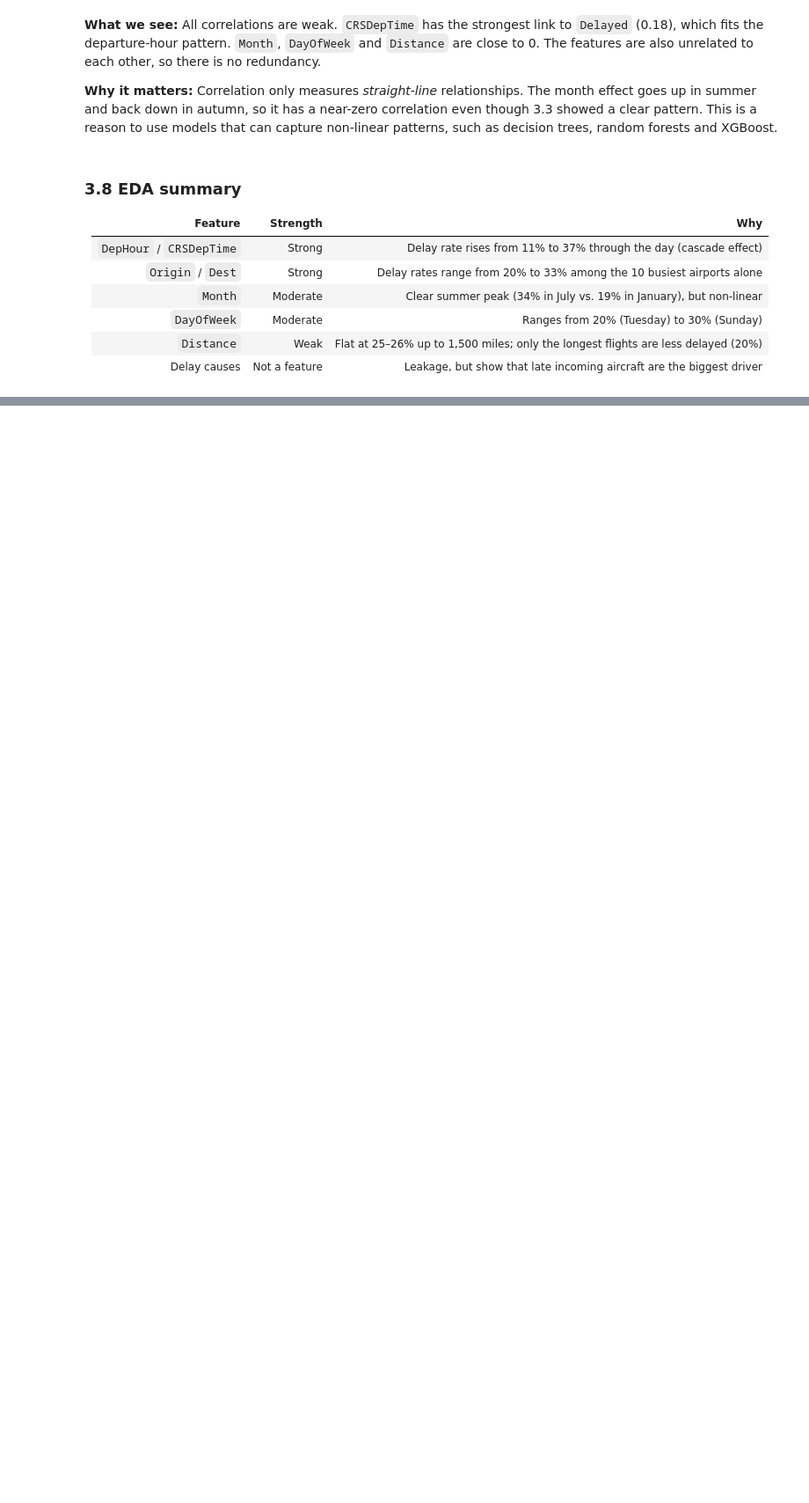
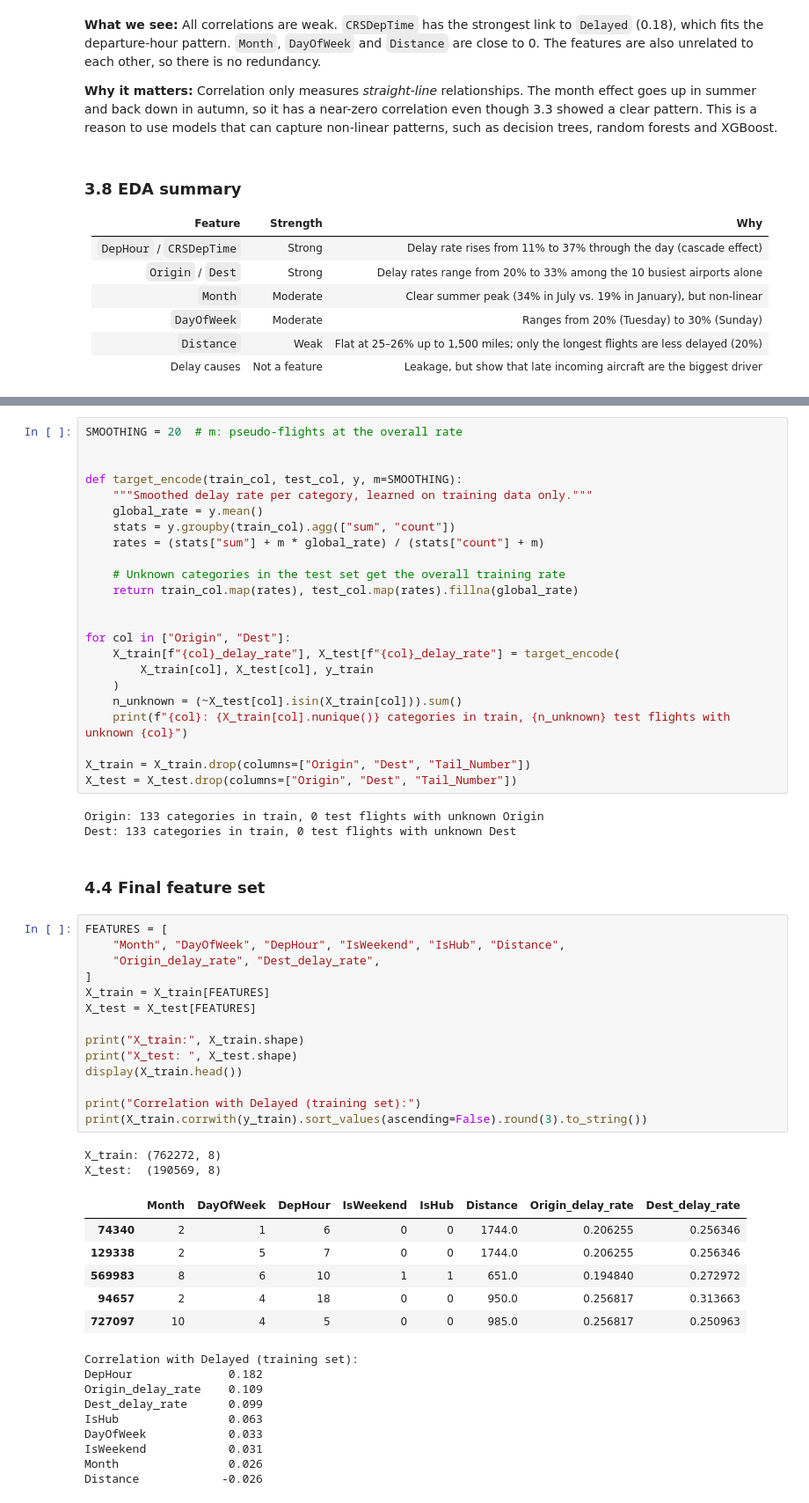
Before and after one commit to GustavDegn123/Airlines-Delay, a Jupyter notebook: flight_delay_prediction_aa.ipynb, the cells around one changed output, grey strips where cells are left out. Shown at 88% size. Saved outputs shown, nothing was run; the diff lists cells and outputs as text; blank space fills up the shorter version.

```diff
--- a/flight_delay_prediction_aa.ipynb
+++ b/flight_delay_prediction_aa.ipynb
@@ -577,0 +661,60 @@ plt.show()
+# %%
+SMOOTHING = 20  # m: pseudo-flights at the overall rate
+
+
+def target_encode(train_col, test_col, y, m=SMOOTHING):
+    """Smoothed delay rate per category, learned on training data only."""
+    global_rate = y.mean()
+    stats = y.groupby(train_col).agg(["sum", "count"])
+    rates = (stats["sum"] + m * global_rate) / (stats["count"] + m)
+
+    # Unknown categories in the test set get the overall training rate
+    return train_col.map(rates), test_col.map(rates).fillna(global_rate)
+
+
+for col in ["Origin", "Dest"]:
+    X_train[f"{col}_delay_rate"], X_test[f"{col}_delay_rate"] = target_encode(
+        X_train[col], X_test[col], y_train
+    )
+    n_unknown = (~X_test[col].isin(X_train[col])).sum()
+    print(f"{col}: {X_train[col].nunique()} categories in train, {n_unknown} test flights with unknown {col}")
+
+X_train = X_train.drop(columns=["Origin", "Dest", "Tail_Number"])
+X_test = X_test.drop(columns=["Origin", "Dest", "Tail_Number"])
+# %% [output]
+Origin: 133 categories in train, 0 test flights with unknown Origin
+Dest: 133 categories in train, 0 test flights with unknown Dest
+# %% [markdown]
+### 4.4 Final feature set
+# %%
+FEATURES = [
+    "Month", "DayOfWeek", "DepHour", "IsWeekend", "IsHub", "Distance",
+    "Origin_delay_rate", "Dest_delay_rate",
+]
+X_train = X_train[FEATURES]
+X_test = X_test[FEATURES]
+
+print("X_train:", X_train.shape)
+print("X_test: ", X_test.shape)
+display(X_train.head())
+
+print("Correlation with Delayed (training set):")
+print(X_train.corrwith(y_train).sort_values(ascending=False).round(3).to_string())
+# %% [output]
+X_train: (762272, 8)
+X_test:  (190569, 8)
+|  | Month | DayOfWeek | DepHour | IsWeekend | IsHub | Distance | Origin_delay_rate | Dest_delay_rate |
+| 74340 | 2 | 1 | 6 | 0 | 0 | 1744.0 | 0.206255 | 0.256346 |
+| 129338 | 2 | 5 | 7 | 0 | 0 | 1744.0 | 0.206255 | 0.256346 |
+| 569983 | 8 | 6 | 10 | 1 | 1 | 651.0 | 0.194840 | 0.272972 |
+| 94657 | 2 | 4 | 18 | 0 | 0 | 950.0 | 0.256817 | 0.313663 |
+| 727097 | 10 | 4 | 5 | 0 | 0 | 985.0 | 0.256817 | 0.250963 |
+Correlation with Delayed (training set):
+DepHour              0.182
+Origin_delay_rate    0.109
+Dest_delay_rate      0.099
+IsHub                0.063
+DayOfWeek            0.033
+IsWeekend            0.031
+Month                0.026
+Distance            -0.026
```
Also changed, not shown: parts of 50 cells of this notebook, 1 other file.
